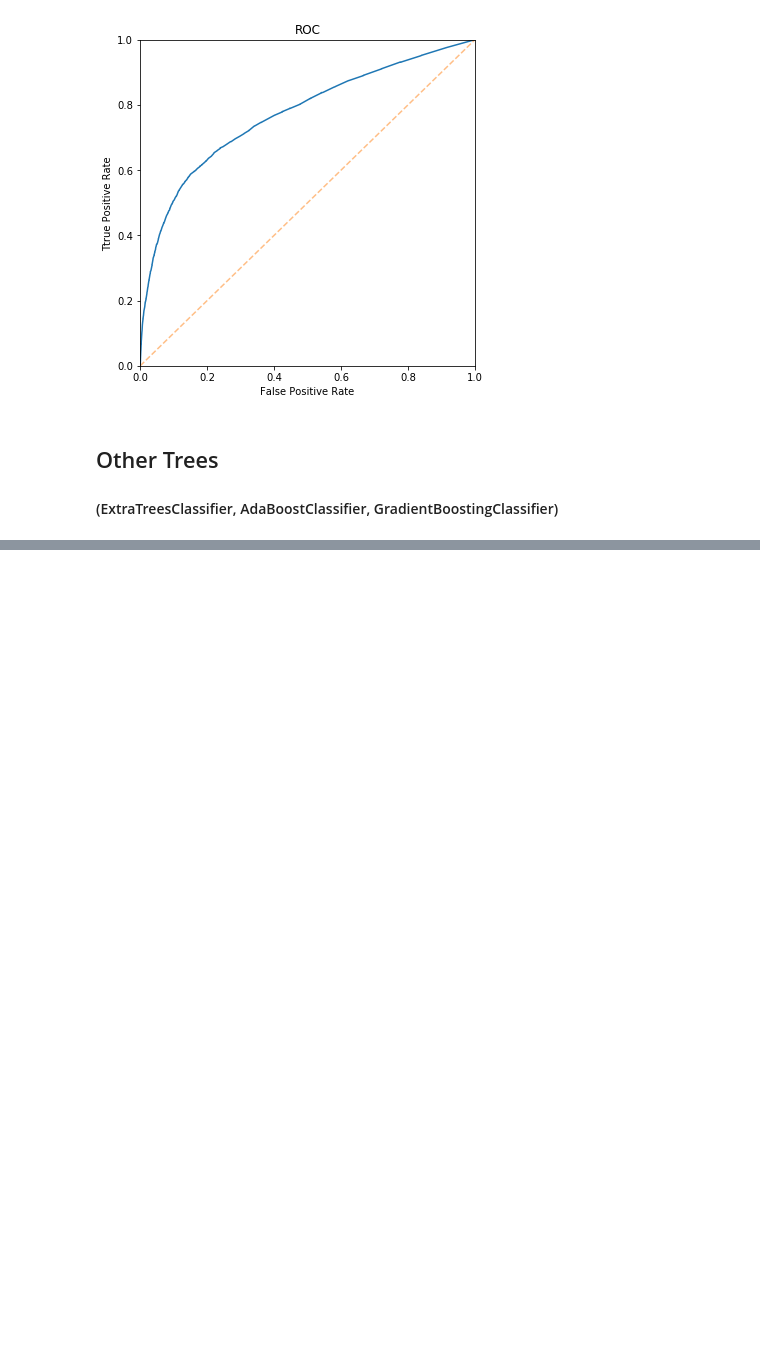
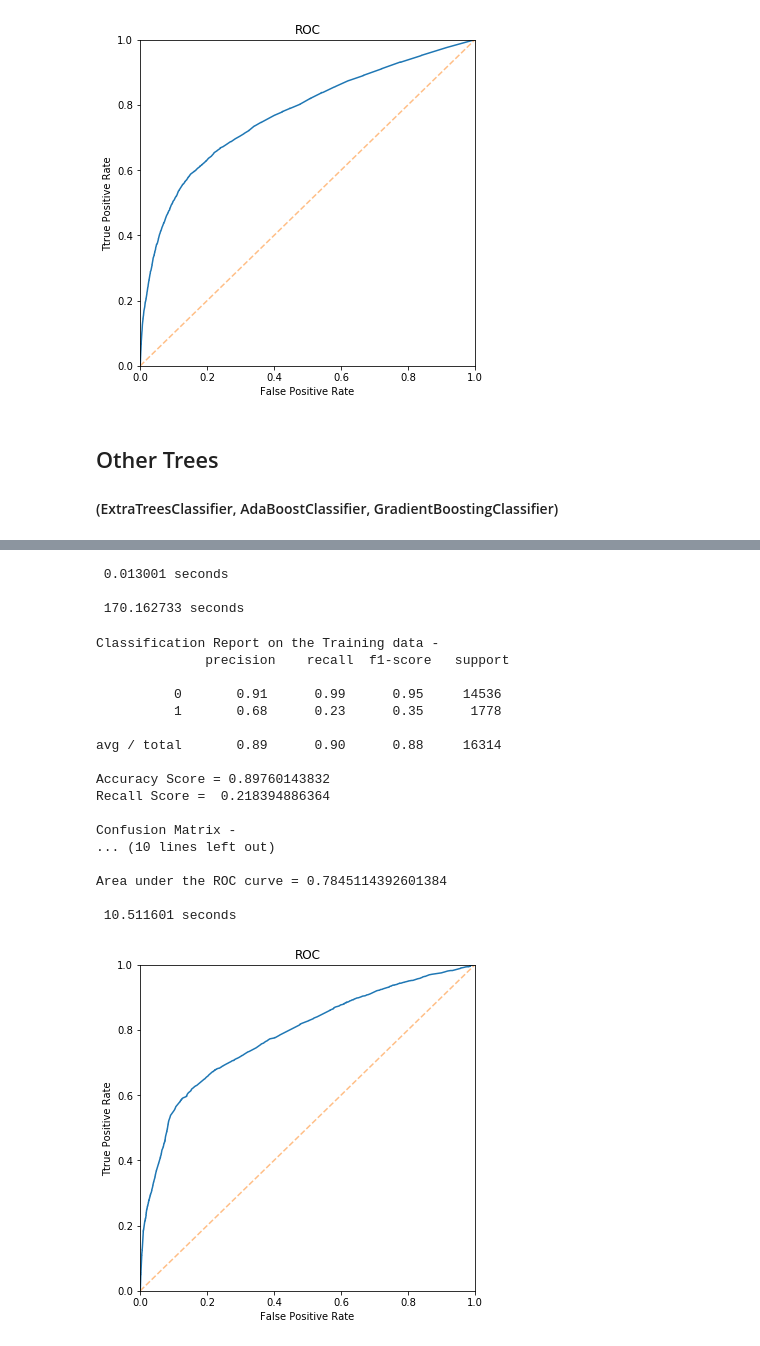
Before and after one commit to nachiketmparanjape/Bank_UCI, a Jupyter notebook: Inference - ML.ipynb, the cells around one changed output, grey strips where cells are left out. Drawn from its saved outputs; the diff is of its cells as text; code cells hidden in the pictures; blank space fills up the shorter version.

```diff
--- a/Inference - ML.ipynb
+++ b/Inference - ML.ipynb
@@ -504,0 +562,41 @@ print("\n %f seconds" % (time.time() - t))
+# %%
+#AdaBoostClassifier
+t = time.time()
+ada = AdaBoostClassifier()
+parameters = {'n_estimators':[20,30,50,100,200],
+              'learning_rate':[1,0.8,0.6,0.4],
+              'algorithm':["SAMME", "SAMME.R"]}
+
+t = time.time()
+gs = GridSearchCV(ada,parameters,cv=5,n_jobs=-1)
+print("\n %f seconds" % (time.time() - t))
+t = time.time()
+gs.fit(X,y)
+print("\n %f seconds" % (time.time() - t))
+# %% [output]
+ 0.013001 seconds
+
+ 170.162733 seconds
+# %%
+t = time.time()
+prediction(gs.best_estimator_)
+print("\n %f seconds" % (time.time() - t))
+# %% [output]
+Classification Report on the Training data -
+              precision    recall  f1-score   support
+
+          0       0.91      0.99      0.95     14536
+          1       0.68      0.23      0.35      1778
+
+avg / total       0.89      0.90      0.88     16314
+
+Accuracy Score = 0.89760143832
+Recall Score =  0.218394886364
+
+Confusion Matrix -
+... (10 lines left out)
+
+Area under the ROC curve = 0.7845114392601384
+
+ 10.511601 seconds
+[figure, added]
```
Also changed, not shown: parts of 12 cells of this notebook, 52 other files.
